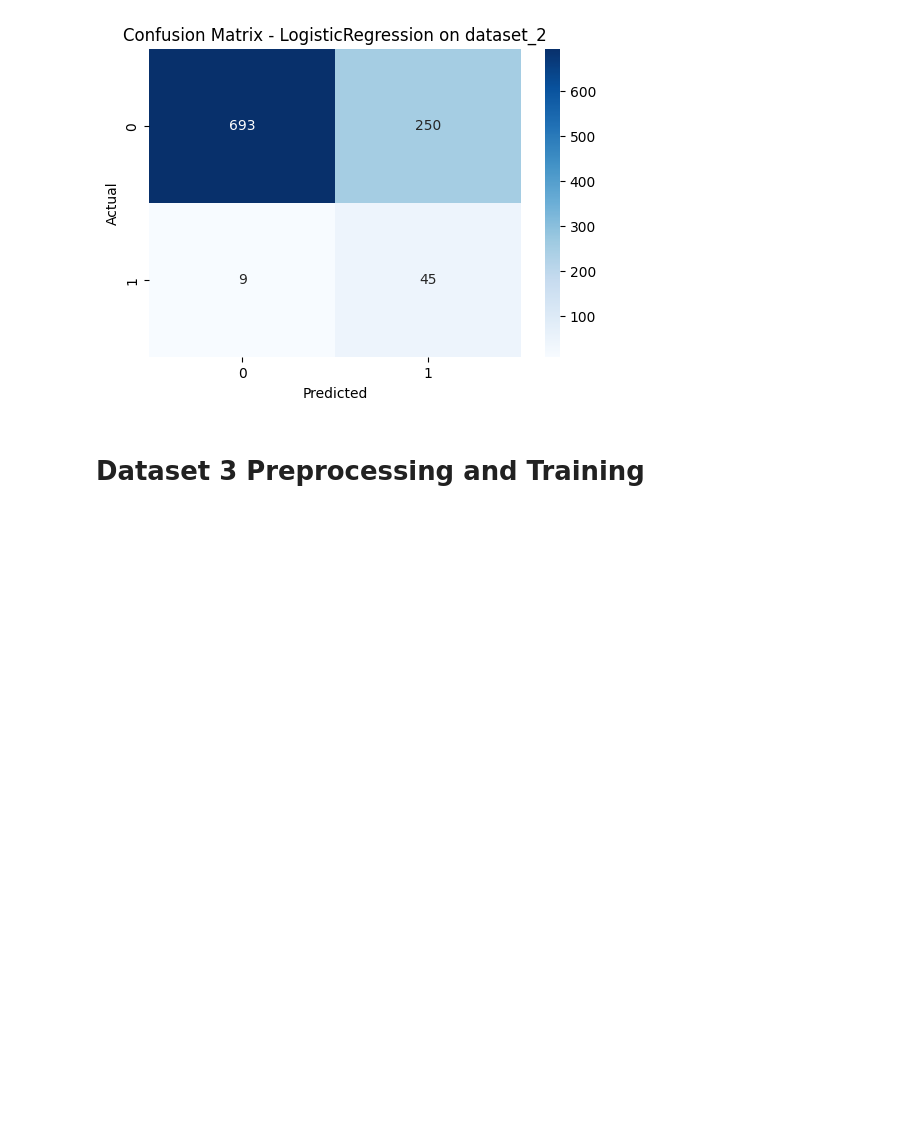
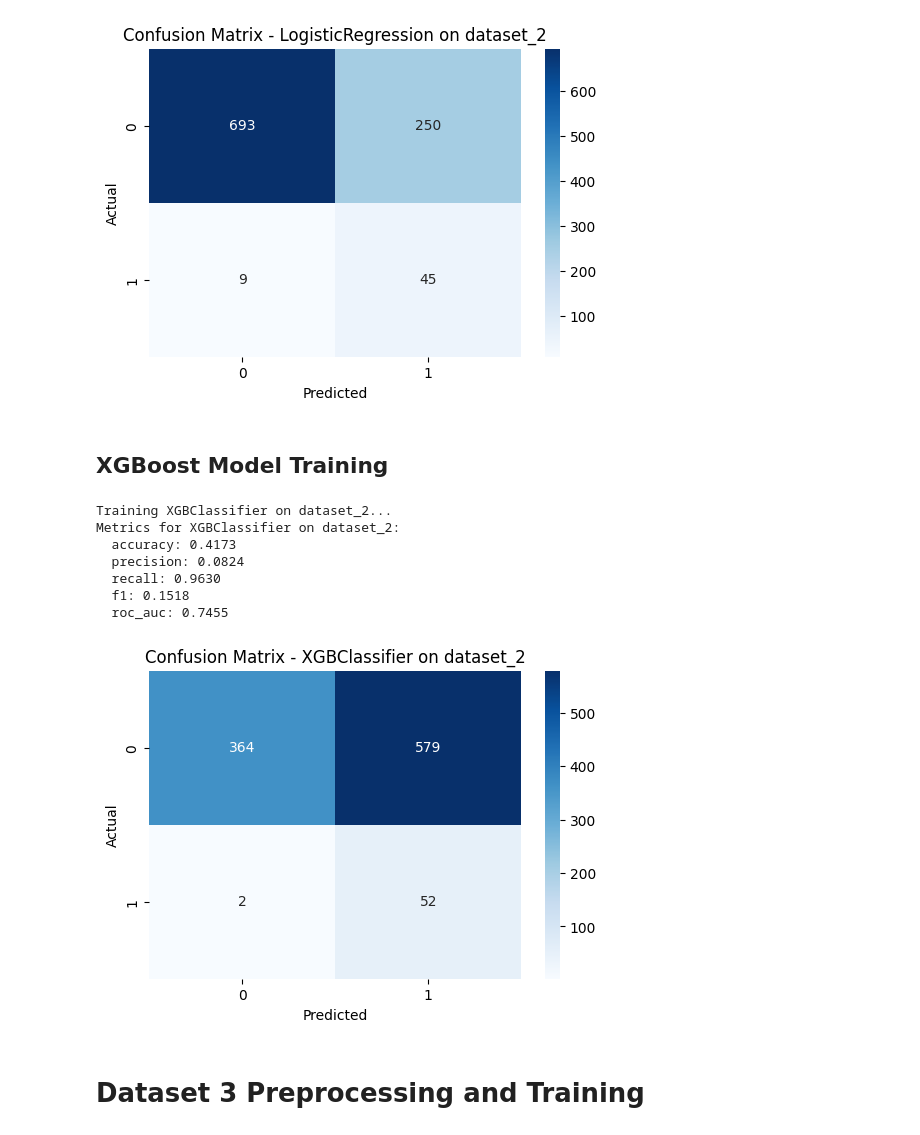
Before and after one commit to olaysco/stroke-prediction-system, a Jupyter notebook: stoke_analysis.ipynb, the cells around one changed output. Saved outputs shown, nothing was run; the diff lists cells and outputs as text; code cells hidden in the pictures; blank space fills up the shorter version.

```diff
--- a/stoke_analysis.ipynb
+++ b/stoke_analysis.ipynb
@@ -497,6 +511,20 @@ Metrics for LogisticRegression on dataset_2:
   f1: 0.2579
   roc_auc: 0.8429
 [figure]
+# %% [markdown]
+## XGBoost Model Training
+# %%
+xgb=XGBClassifier(n_estimators=200, random_state=42)
+train_and_evaluate_model(xgb, X_train, X_test, y_train, y_test, 'dataset_2', 'XGBClassifier', results)
+# %% [output]
+Training XGBClassifier on dataset_2...
+Metrics for XGBClassifier on dataset_2:
+  accuracy: 0.4173
+  precision: 0.0824
+  recall: 0.9630
+  f1: 0.1518
+  roc_auc: 0.7455
+[figure, added]
 # %% [markdown]
 # Dataset 3 Preprocessing and Training
 # %%
```
Also changed, not shown: parts of 7 cells of this notebook.
